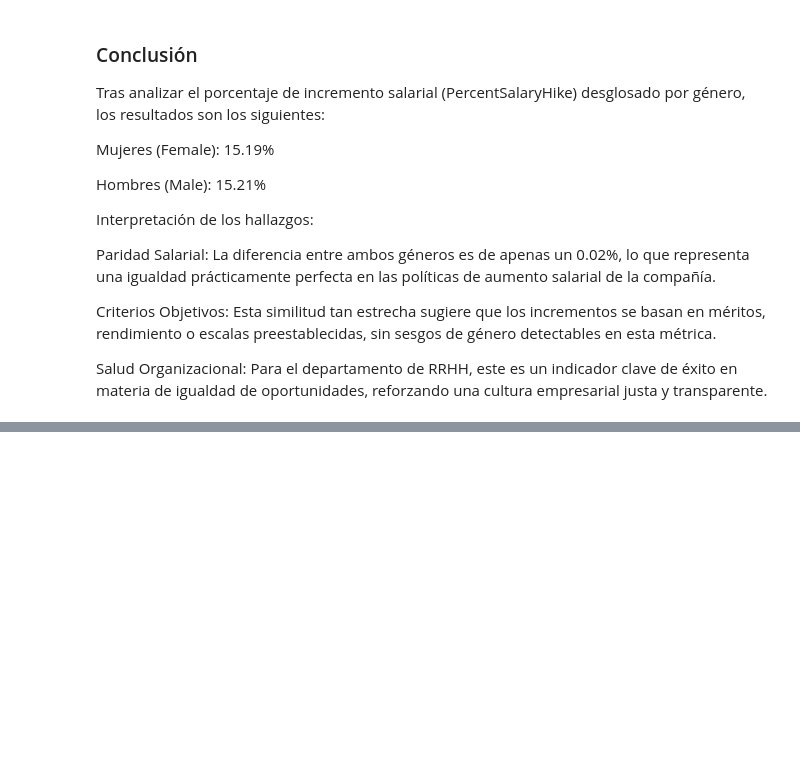
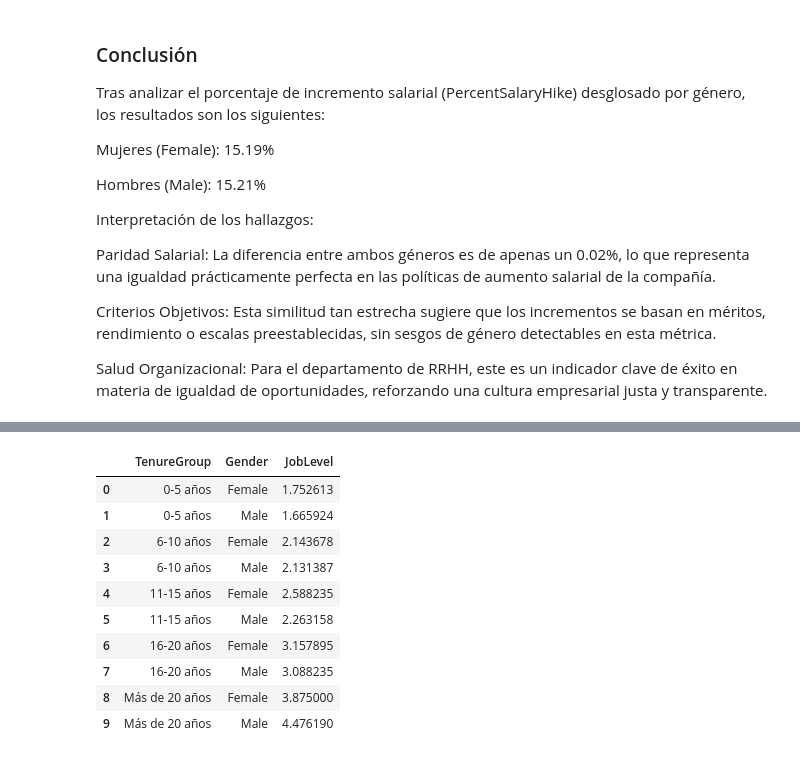
Before and after one commit to PatriciaAnaya/project-da-promo-59-modulo-3-team-3, a Jupyter notebook: optimizacion-de-talento.ipynb, the cells around one changed output, grey strips where cells are left out. Cells and saved outputs as stored; diff of their text form; code cells hidden in the pictures; blank space fills up the shorter version.

```diff
--- a/optimizacion-de-talento.ipynb
+++ b/optimizacion-de-talento.ipynb
@@ -907,0 +959,20 @@ Salud Organizacional: Para el departamento de RRHH, este es un indicador clave d
+# %%
+joblevel_tenure_gender = (
+    df.groupby(['TenureGroup', 'Gender'])['JobLevel']
+      .mean()
+      .reset_index()
+)
+
+joblevel_tenure_gender
+# %% [output]
+|  | TenureGroup | Gender | JobLevel |
+| 0 | 0-5 años | Female | 1.752613 |
+| 1 | 0-5 años | Male | 1.665924 |
+| 2 | 6-10 años | Female | 2.143678 |
+| 3 | 6-10 años | Male | 2.131387 |
+| 4 | 11-15 años | Female | 2.588235 |
+| 5 | 11-15 años | Male | 2.263158 |
+| 6 | 16-20 años | Female | 3.157895 |
+| 7 | 16-20 años | Male | 3.088235 |
+| 8 | Más de 20 años | Female | 3.875000 |
+| 9 | Más de 20 años | Male | 4.476190 |
```
Also changed, not shown: parts of 9 cells of this notebook.
